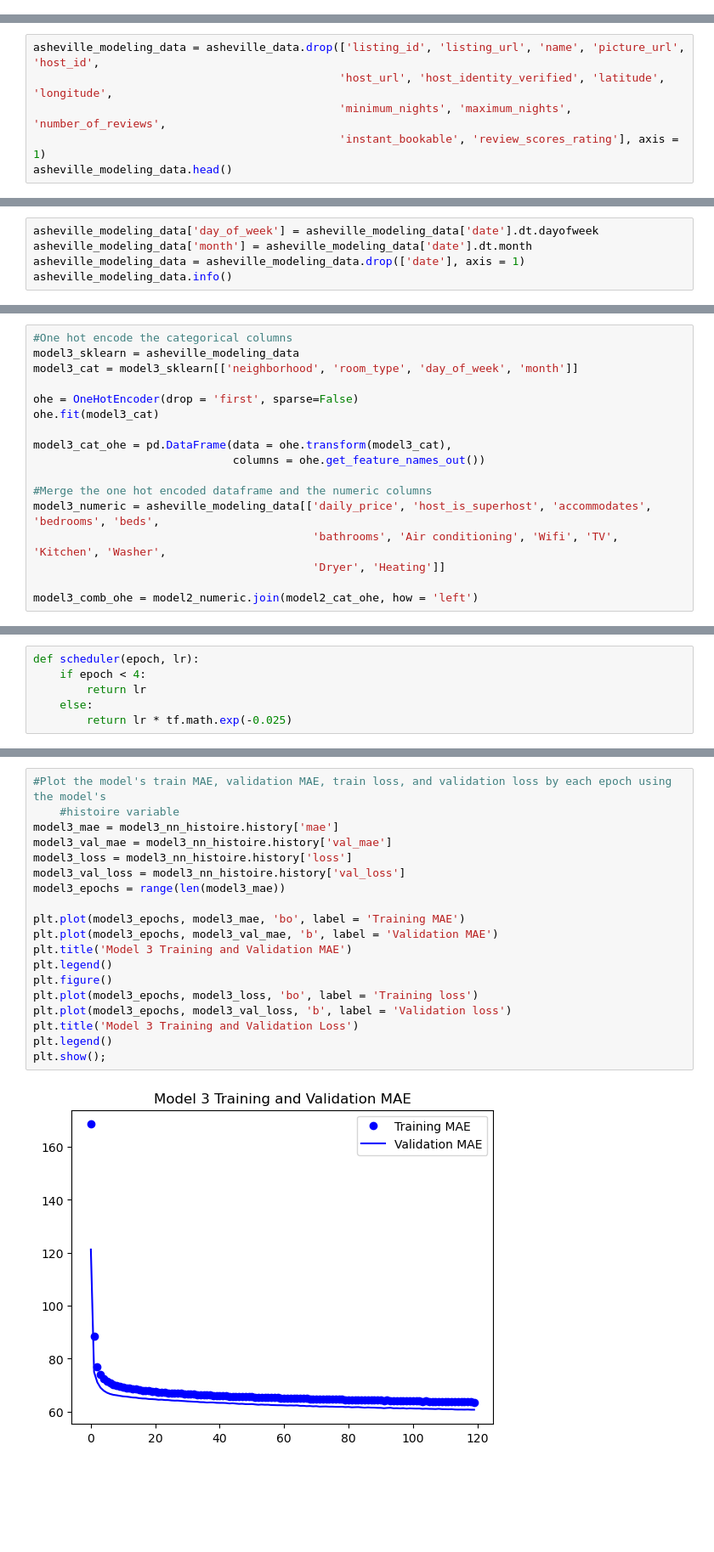
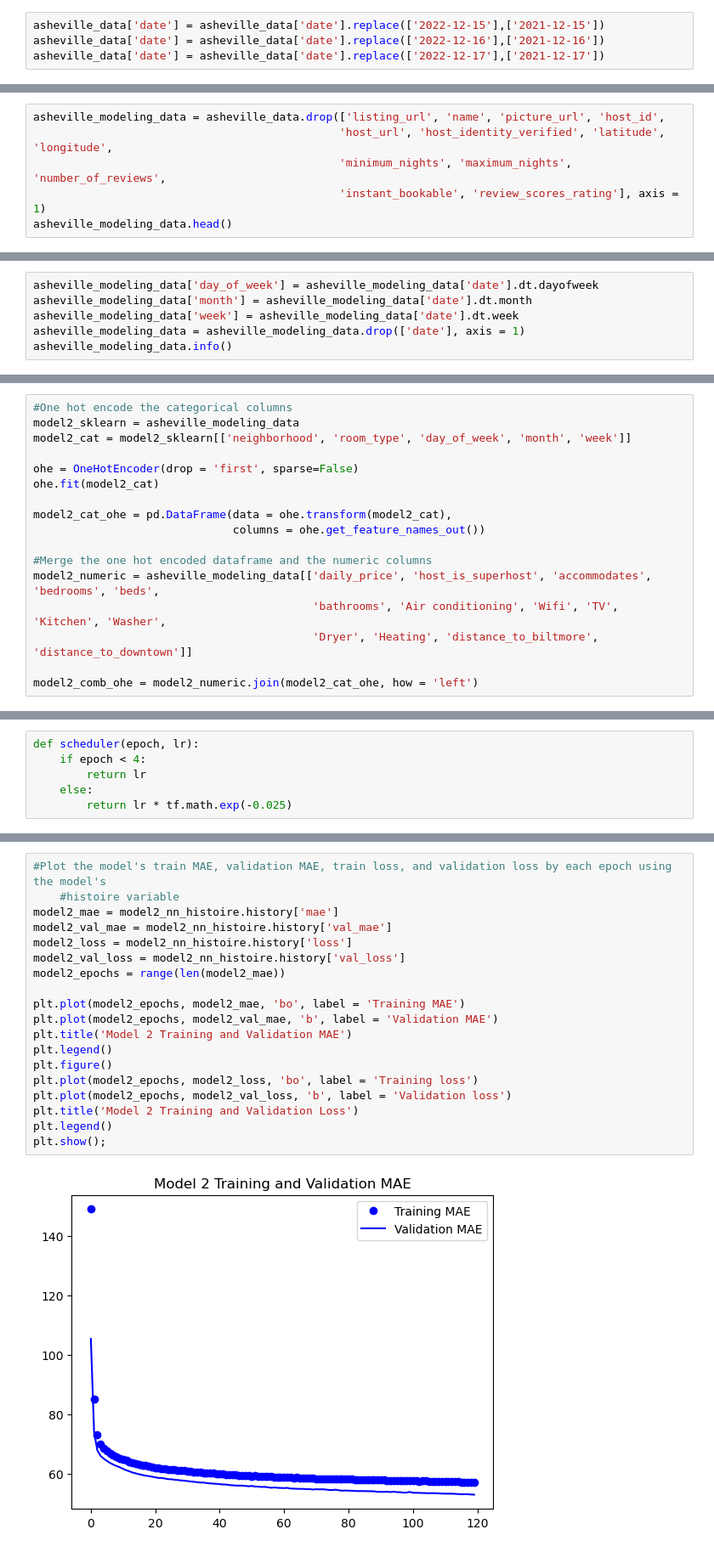
Before and after one commit to sjeanat3/Asheville-AirBnB-Experience-Recommendation, a Jupyter notebook: Notebooks/Asheville AirBnB Price Prediction Notebook.ipynb, the cells around one changed output, grey strips where cells are left out. Shown at 85% size. Cells and saved outputs as stored; diff of their text form; blank space fills up the shorter version.

```diff
--- a/Notebooks/Asheville AirBnB Price Prediction Notebook.ipynb
+++ b/Notebooks/Asheville AirBnB Price Prediction Notebook.ipynb
@@ -825,3 +825,7 @@ Name: bathrooms, Length: 827820, dtype: float64
+# %%
+asheville_data['date'] = asheville_data['date'].replace(['2022-12-15'],['2021-12-15'])
+asheville_data['date'] = asheville_data['date'].replace(['2022-12-16'],['2021-12-16'])
+asheville_data['date'] = asheville_data['date'].replace(['2022-12-17'],['2021-12-17'])
 # %%
 asheville_data = asheville_data[asheville_data['bathrooms'] <= 6]
 asheville_data = asheville_data[asheville_data['bathrooms'] >= 1]
@@ -927,7 +934,7 @@ plt.show()
 # %% [output]
 [figure]
 # %%
-asheville_modeling_data = asheville_data.drop(['listing_id', 'listing_url', 'name', 'picture_url', 'host_id',
+asheville_modeling_data = asheville_data.drop(['listing_url', 'name', 'picture_url', 'host_id',
                                               'host_url', 'host_identity_verified', 'latitude', 'longitude',
                                               'minimum_nights', 'maximum_nights', 'number_of_reviews',
                                               'instant_bookable', 'review_scores_rating'], axis = 1)
@@ -951,6 +958,7 @@ Name: neighborhood, dtype: int64
 # %%
 asheville_modeling_data['day_of_week'] = asheville_modeling_data['date'].dt.dayofweek
 asheville_modeling_data['month'] = asheville_modeling_data['date'].dt.month
+asheville_modeling_data['week'] = asheville_modeling_data['date'].dt.week
 asheville_modeling_data = asheville_modeling_data.drop(['date'], axis = 1)
 asheville_modeling_data.info()
 # %% [output]
@@ -1324,19 +1238,19 @@ Model 2 test RMSE 116.33451724238626
 # %%
 #One hot encode the categorical columns
-model3_sklearn = asheville_modeling_data
-model3_cat = model3_sklearn[['neighborhood', 'room_type', 'day_of_week', 'month']]
+model2_sklearn = asheville_modeling_data
+model2_cat = model2_sklearn[['neighborhood', 'room_type', 'day_of_week', 'month', 'week']]
 
 ohe = OneHotEncoder(drop = 'first', sparse=False)
-ohe.fit(model3_cat)
+ohe.fit(model2_cat)
 
-model3_cat_ohe = pd.DataFrame(data = ohe.transform(model3_cat),
+model2_cat_ohe = pd.DataFrame(data = ohe.transform(model2_cat),
                               columns = ohe.get_feature_names_out())
 
 #Merge the one hot encoded dataframe and the numeric columns
-model3_numeric = asheville_modeling_data[['daily_price', 'host_is_superhost', 'accommodates', 'bedrooms', 'beds',
+model2_numeric = asheville_modeling_data[['daily_price', 'host_is_superhost', 'accommodates', 'bedrooms', 'beds',
                                           'bathrooms', 'Air conditioning', 'Wifi', 'TV', 'Kitchen', 'Washer',
-                                          'Dryer', 'Heating']]
+                                          'Dryer', 'Heating', 'distance_to_biltmore', 'distance_to_downtown']]
 
-model3_comb_ohe = model2_numeric.join(model2_cat_ohe, how = 'left')
+model2_comb_ohe = model2_numeric.join(model2_cat_ohe, how = 'left')
 # %%
 #Begin modeling - set X and y variables
@@ -1451,21 +1365,21 @@ Model 2 Neural Network Test Results: [61.03544998168945, 9595.296875, 60.8073272
 # %%
 #Plot the model's train MAE, validation MAE, train loss, and validation loss by each epoch using the model's
     #histoire variable
-model3_mae = model3_nn_histoire.history['mae']
-model3_val_mae = model3_nn_histoire.history['val_mae']
-model3_loss = model3_nn_histoire.history['loss']
-model3_val_loss = model3_nn_histoire.history['val_loss']
-model3_epochs = range(len(model3_mae))
+model2_mae = model2_nn_histoire.history['mae']
+model2_val_mae = model2_nn_histoire.history['val_mae']
+model2_loss = model2_nn_histoire.history['loss']
+model2_val_loss = model2_nn_histoire.history['val_loss']
+model2_epochs = range(len(model2_mae))
 
-plt.plot(model3_epochs, model3_mae, 'bo', label = 'Training MAE')
-plt.plot(model3_epochs, model3_val_mae, 'b', label = 'Validation MAE')
-plt.title('Model 3 Training and Validation MAE')
+plt.plot(model2_epochs, model2_mae, 'bo', label = 'Training MAE')
+plt.plot(model2_epochs, model2_val_mae, 'b', label = 'Validation MAE')
+plt.title('Model 2 Training and Validation MAE')
 plt.legend()
 plt.figure()
-plt.plot(model3_epochs, model3_loss, 'bo', label = 'Training loss')
-plt.plot(model3_epochs, model3_val_loss, 'b', label = 'Validation loss')
-plt.title('Model 3 Training and Validation Loss')
+plt.plot(model2_epochs, model2_loss, 'bo', label = 'Training loss')
+plt.plot(model2_epochs, model2_val_loss, 'b', label = 'Validation loss')
+plt.title('Model 2 Training and Validation Loss')
 plt.legend()
 plt.show();
 # %% [output]
-[figure, old version]
+[figure, new version]
```
Also changed, not shown: parts of 45 cells of this notebook.
